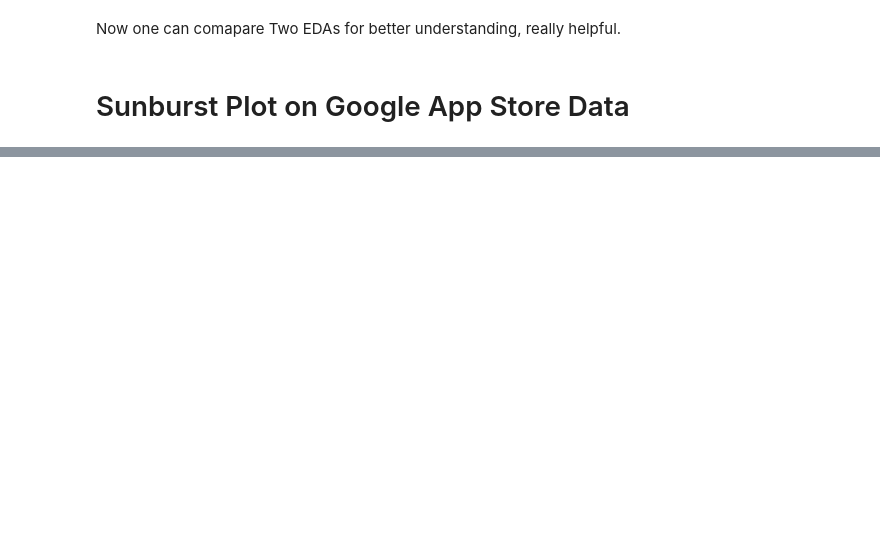
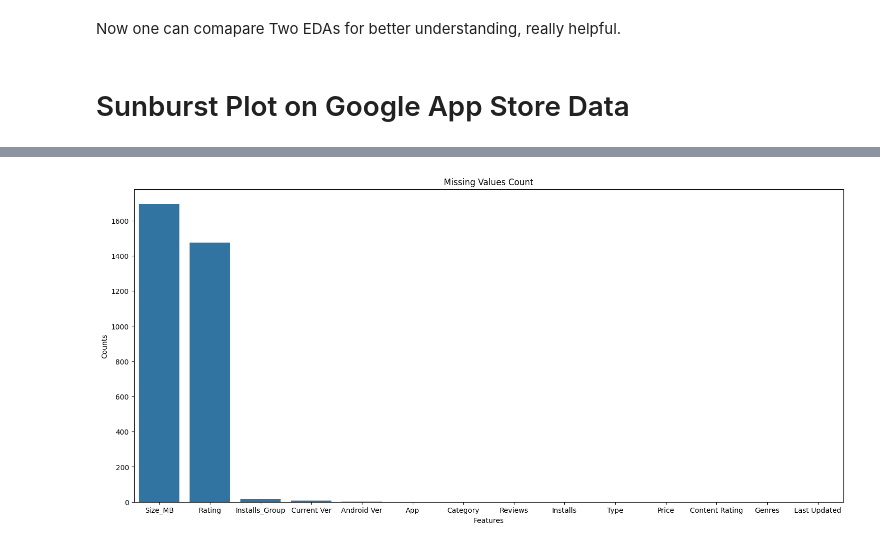
Before and after one commit to mnsair/AI-AND-DS, a Jupyter notebook: Code/dotIPYNB/06_kaggle_google_eda.ipynb, the cells around one changed output, grey strips where cells are left out. Drawn from its saved outputs; the diff is of its cells as text; code cells hidden in the pictures; blank space fills up the shorter version.

```diff
--- a/Code/dotIPYNB/06_kaggle_google_eda.ipynb
+++ b/Code/dotIPYNB/06_kaggle_google_eda.ipynb
@@ -442,0 +517,10 @@ fig.write_html(r"C:/Users/mnsai/Desktop/Python/AI-and-DS/Output/HTMLF/08_sunburs
+# %%
+# bar plot for missing values
+plt.figure(figsize=(18, 8))
+sns.barplot(y=df.isnull().sum().sort_values(ascending=False), x=df.isnull().sum().sort_values(ascending=False).index)
+plt.title('Missing Values Count')
+plt.xlabel('Features')
+plt.ylabel('Counts')
+plt.show()
+# %% [output]
+[figure, added]
```
Also changed, not shown: parts of 11 cells of this notebook.
